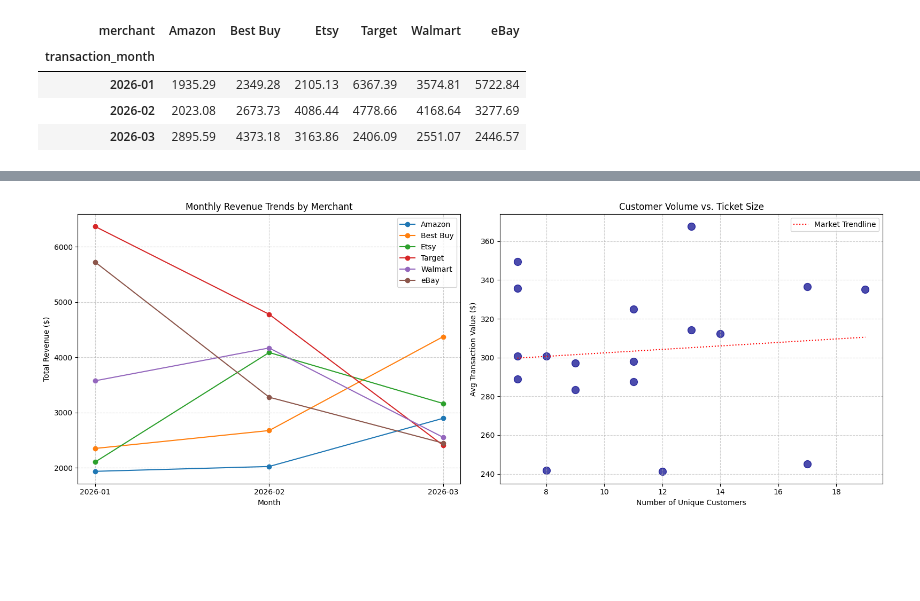
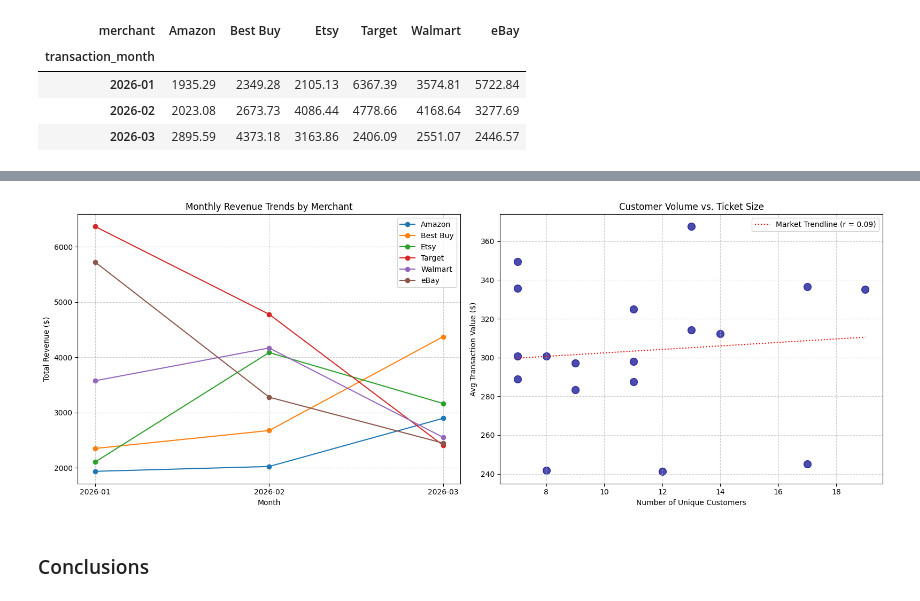
Before and after one commit to etannor21/EComm-Mock-Data-Project, a Jupyter notebook: MockDataJournal.ipynb, the cells around one changed output, grey strips where cells are left out. Drawn from its saved outputs; the diff is of its cells as text; code cells hidden in the pictures; blank space fills up the shorter version.

Commit message:
Updating MockDataJournal.ipynb
Added conclusion and new table to display change in unique customer count

```diff
--- a/MockDataJournal.ipynb
+++ b/MockDataJournal.ipynb
@@ -30,31 +47,37 @@ revenue_pivot
 # %%
-# Create a figure with two distinct subplots side-by-side
 fig, (ax1, ax2) = plt.subplots(1, 2, figsize=(16, 6))
 
 # Total Revenue Trends (Line Chart)
 for merchant in revenue_pivot.columns:
     ax1.plot(revenue_pivot.index, revenue_pivot[merchant], marker='o', label=merchant)
 ax1.set_title('Monthly Revenue Trends by Merchant')
 ax1.set_xlabel('Month')
 ax1.set_ylabel('Total Revenue ($)')
 ax1.legend()
 ax1.grid(True, linestyle='--', alpha=0.6)
 
-# Unique Customers vs Average Transaction Value (Scatter Plot + Trendline)
+# Unique Customers vs Average Transaction Value
 ax2.scatter(df['unique_customers'], df['avg_transaction_value'], color='darkblue', s=100, alpha=0.7)
+
+# Calculating the correlation coefficient for the trendline label
+correlation_matrix = df['unique_customers'].corr(df['avg_transaction_value'])
 
 # Linear regression for plot 2
 m, b = np.polyfit(df['unique_customers'], df['avg_transaction_value'], 1)
 x_vals = np.array([df['unique_customers'].min(), df['unique_customers'].max()])
-ax2.plot(x_vals, m*x_vals + b, color='red', linestyle=':', label='Market Trendline')
+
+trendline_label = f'Market Trendline (r = {correlation_matrix:.2f})'
+ax2.plot(x_vals, m*x_vals + b, color='red', linestyle=':', label=trendline_label)
 
 ax2.set_title('Customer Volume vs. Ticket Size')
 ax2.set_xlabel('Number of Unique Customers')
 ax2.set_ylabel('Avg Transaction Value ($)')
 ax2.legend()
 ax2.grid(True, linestyle='--', alpha=0.6)
 
 plt.tight_layout()
 plt.show()
 # %% [output]
-[figure, old version]
+[figure, new version]
+# %% [markdown]
+### Conclusions
```
Also changed, not shown: parts of 3 cells of this notebook.
